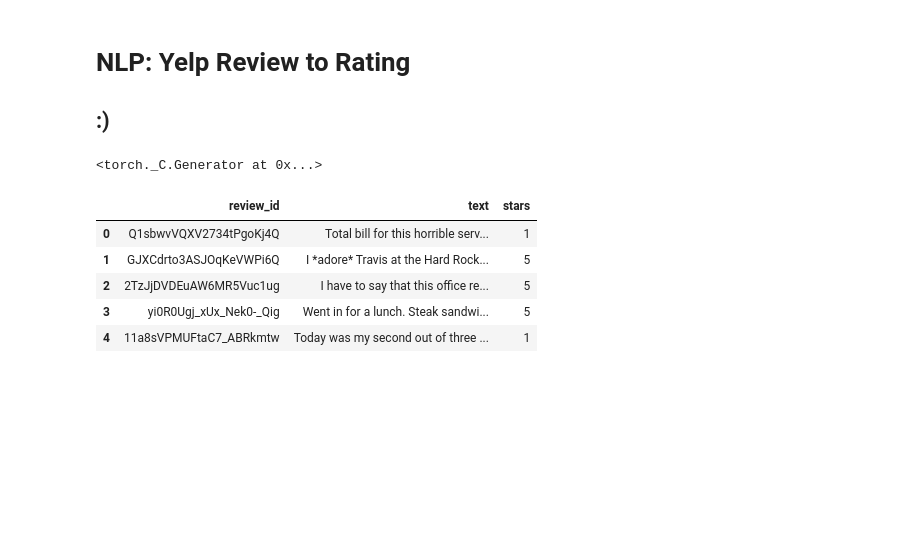
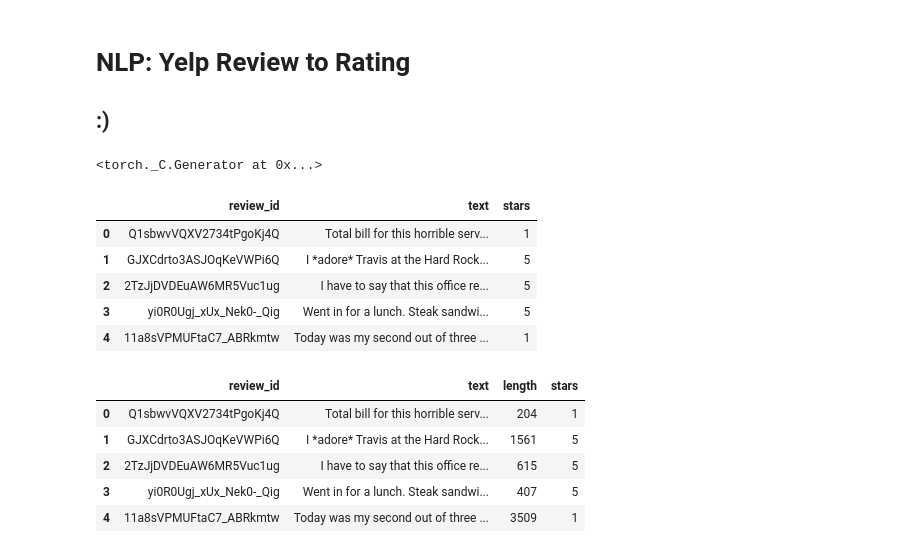
Before and after one commit to tanveed/team-t, a Jupyter notebook: NLP Yelp.ipynb, the cells around one changed output. Saved outputs shown, nothing was run; the diff lists cells and outputs as text; code cells hidden in the pictures; blank space fills up the shorter version.

```diff
--- a/NLP Yelp.ipynb
+++ b/NLP Yelp.ipynb
@@ -37,3 +35,14 @@ yelp.head()
 | 2 | 2TzJjDVDEuAW6MR5Vuc1ug | I have to say that this office re... | 5 |
 | 3 | yi0R0Ugj_xUx_Nek0-_Qig | Went in for a lunch. Steak sandwi... | 5 |
 | 4 | 11a8sVPMUFtaC7_ABRkmtw | Today was my second out of three ... | 1 |
+# %%
+rev_len = yelp['text'].apply(len)
+yelp.insert(2, "length", rev_len, True)
+yelp.head()
+# %% [output]
+|  | review_id | text | length | stars |
+| 0 | Q1sbwvVQXV2734tPgoKj4Q | Total bill for this horrible serv... | 204 | 1 |
+| 1 | GJXCdrto3ASJOqKeVWPi6Q | I *adore* Travis at the Hard Rock... | 1561 | 5 |
+| 2 | 2TzJjDVDEuAW6MR5Vuc1ug | I have to say that this office re... | 615 | 5 |
+| 3 | yi0R0Ugj_xUx_Nek0-_Qig | Went in for a lunch. Steak sandwi... | 407 | 5 |
+| 4 | 11a8sVPMUFtaC7_ABRkmtw | Today was my second out of three ... | 3509 | 1 |
```
Also changed, not shown: parts of 12 cells of this notebook.
